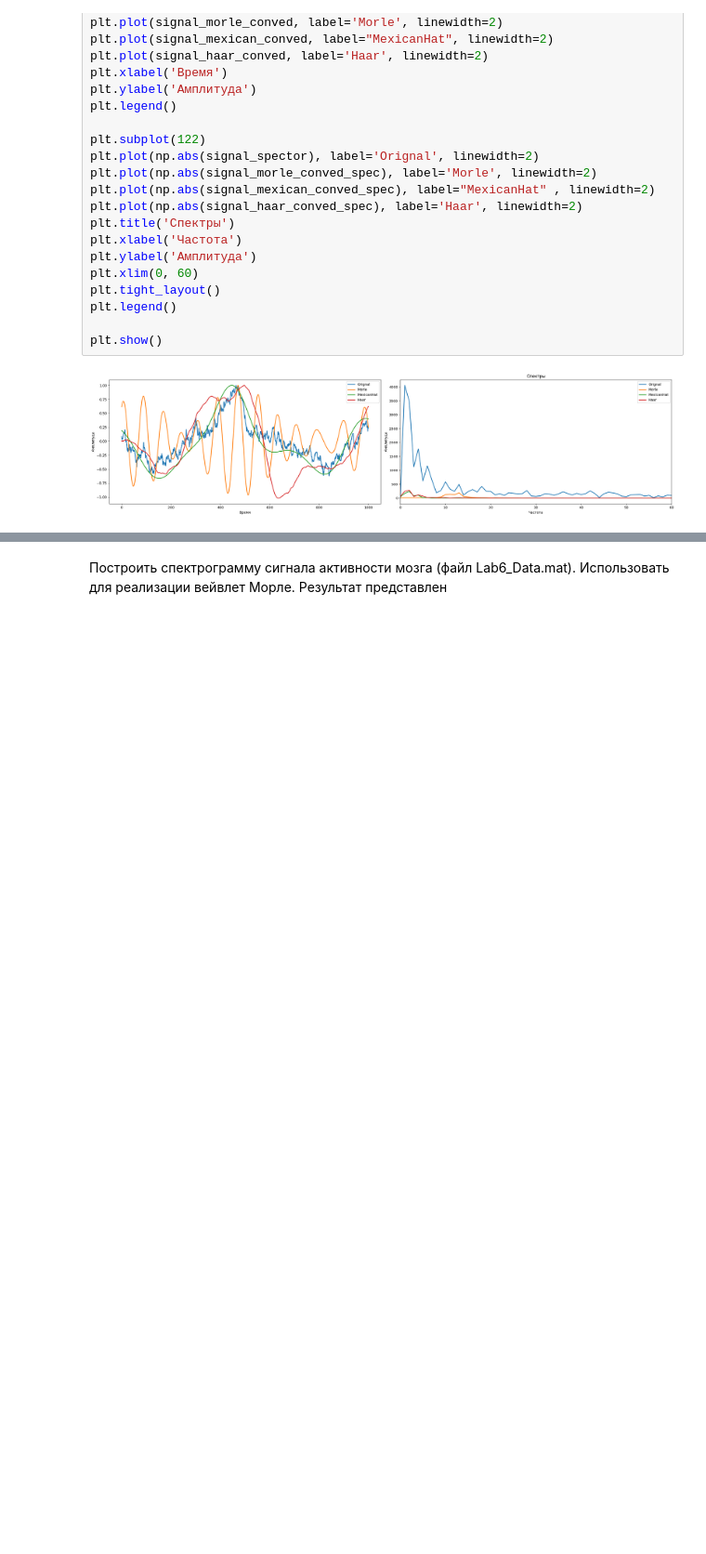
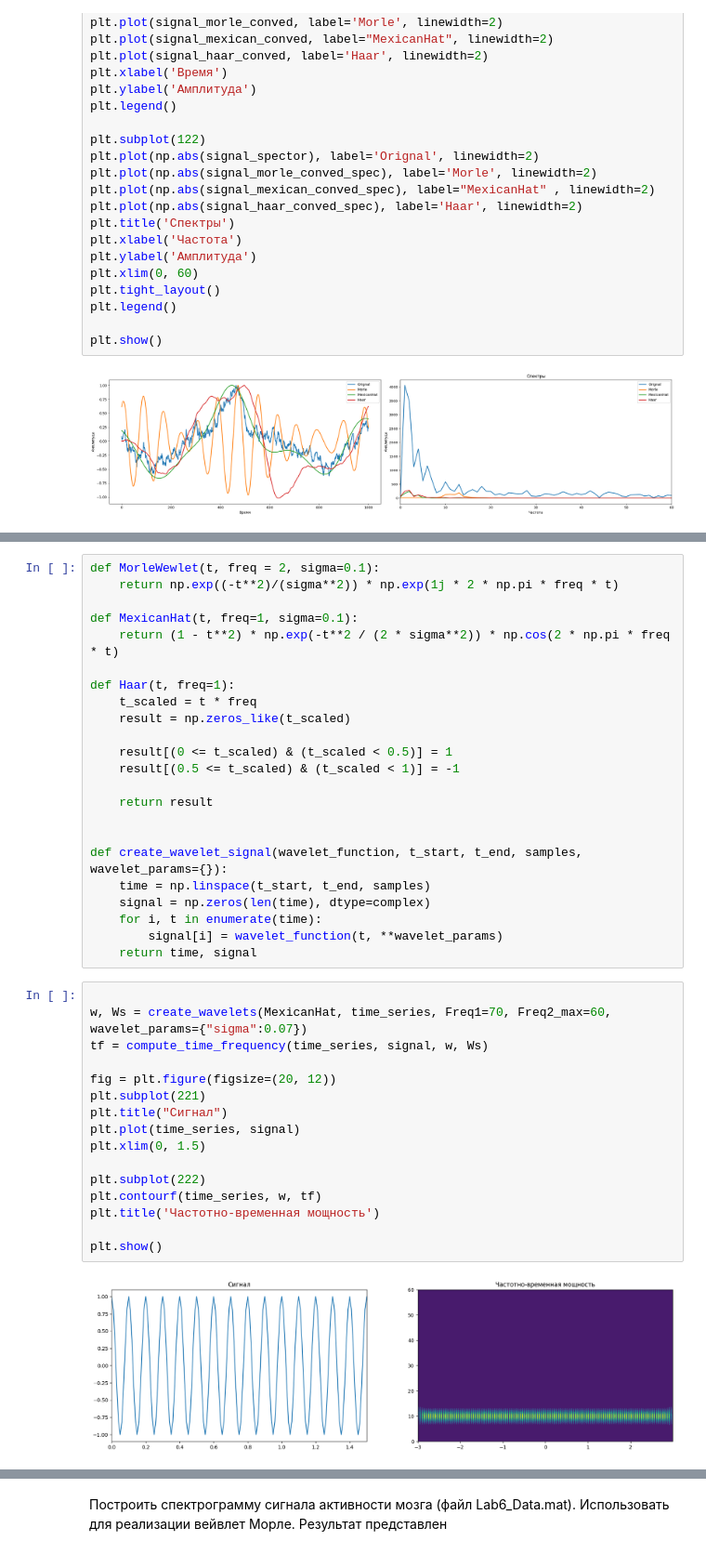
Before and after one commit to EmelyanovAlexey/digital_signal, a Jupyter notebook: lab_6.ipynb, the cells around one changed output, grey strips where cells are left out. Shown at 93% size. Drawn from its saved outputs; the diff is of its cells as text; blank space fills up the shorter version.

```diff
--- a/lab_6.ipynb
+++ b/lab_6.ipynb
@@ -258,0 +267,41 @@ plt.show()
+# %%
+def MorleWewlet(t, freq = 2, sigma=0.1):
+    return np.exp((-t**2)/(sigma**2)) * np.exp(1j * 2 * np.pi * freq * t)
+
+def MexicanHat(t, freq=1, sigma=0.1):
+    return (1 - t**2) * np.exp(-t**2 / (2 * sigma**2)) * np.cos(2 * np.pi * freq * t)
+
+def Haar(t, freq=1):
+    t_scaled = t * freq
+    result = np.zeros_like(t_scaled)
+
+    result[(0 <= t_scaled) & (t_scaled < 0.5)] = 1
+    result[(0.5 <= t_scaled) & (t_scaled < 1)] = -1
+
+    return result
+
+
+def create_wavelet_signal(wavelet_function, t_start, t_end, samples, wavelet_params={}):
+    time = np.linspace(t_start, t_end, samples)
+    signal = np.zeros(len(time), dtype=complex)
+    for i, t in enumerate(time):
+        signal[i] = wavelet_function(t, **wavelet_params)
+    return time, signal
+# %%
+
+w, Ws = create_wavelets(MexicanHat, time_series, Freq1=70, Freq2_max=60, wavelet_params={"sigma":0.07})
+tf = compute_time_frequency(time_series, signal, w, Ws)
+
+fig = plt.figure(figsize=(20, 12))
+plt.subplot(221)
+plt.title("Cигнал")
+plt.plot(time_series, signal)
+plt.xlim(0, 1.5)
+
+plt.subplot(222)
+plt.contourf(time_series, w, tf)
+plt.title('Частотно-временная мощность')
+
+plt.show()
+# %% [output]
+[figure, added]
```
Also changed, not shown: parts of 3 cells of this notebook, 1 other file.
